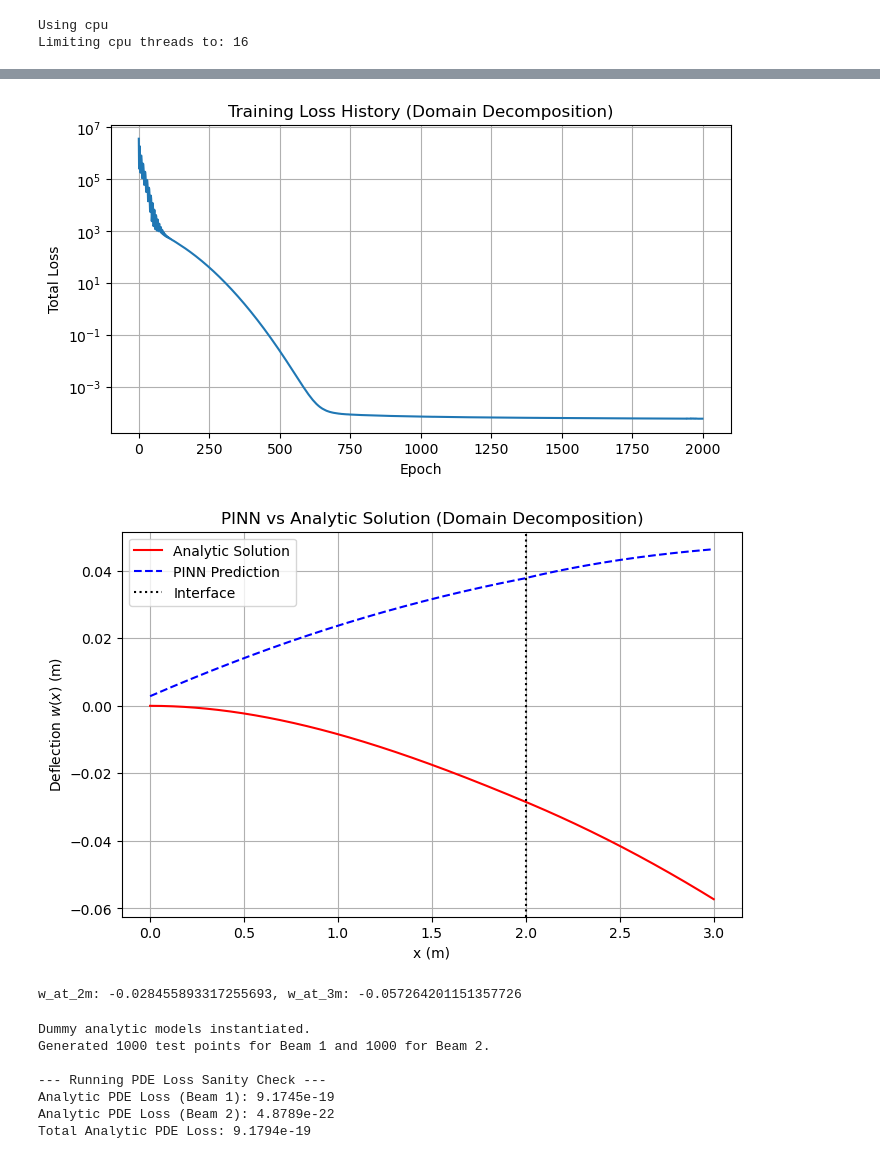
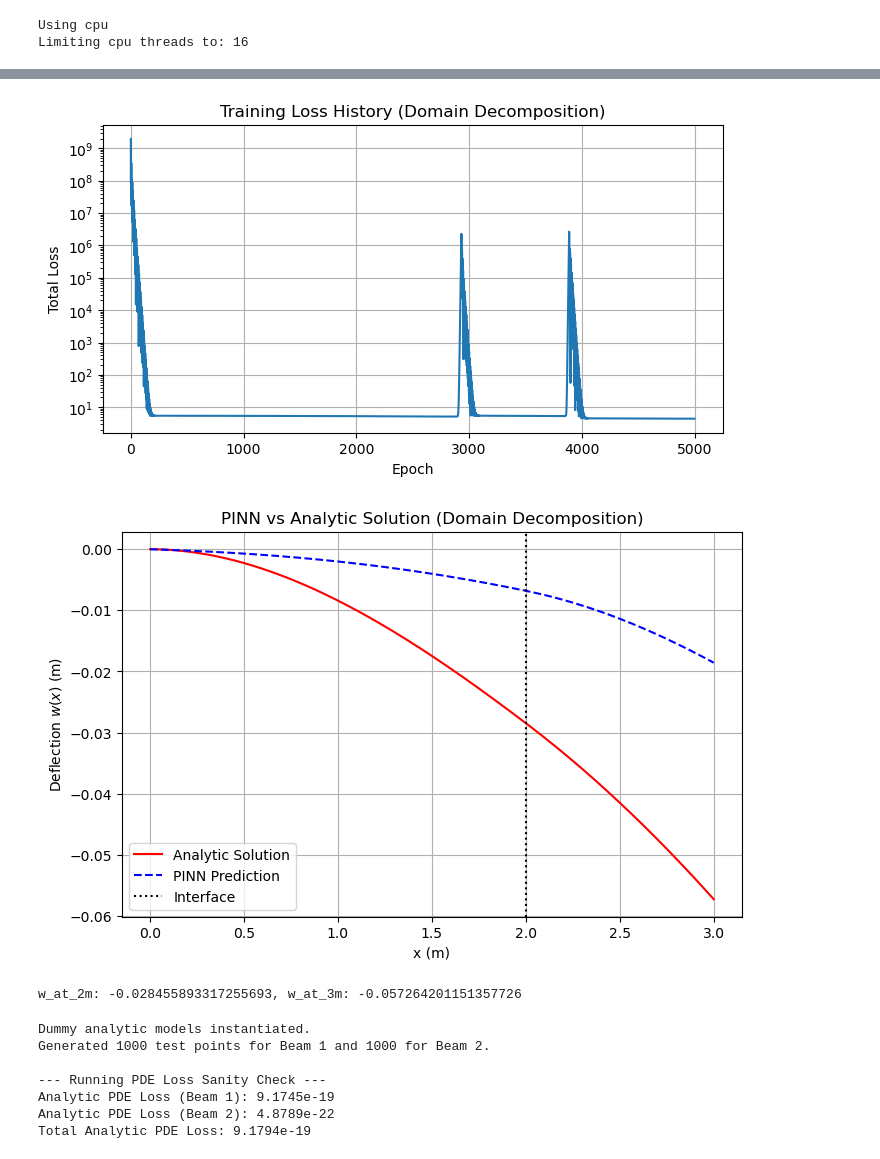
Before and after one commit to Christian-Sim-04/PINNs, a Jupyter notebook: beam_deflection_doublenet/bd_train.ipynb, the cells around one changed output, grey strips where cells are left out. Saved outputs shown, nothing was run; the diff lists cells and outputs as text; code cells hidden in the pictures.

Commit message:
Individual interface terms in Bayes Opt (not working properly)

```diff
--- a/beam_deflection_doublenet/bd_train.ipynb
+++ b/beam_deflection_doublenet/bd_train.ipynb
@@ -76,6 +77,14 @@ x2_pde_torch = x2_pde_torch[shuffled_indices_2]
 x1_pde_torch.requires_grad_(True)
 x2_pde_torch.requires_grad_(True)
 
+data = {
+    'x1': x1_pde_torch,
+    'x2': x2_pde_torch,
+    'xmin': xmin,
+    'xmax': xmax,
+    'device': device
+}
+
 print(f"Total PDE points for Beam 1: {len(x1_pde_torch)}")
 print(f"Total PDE points for Beam 2: {len(x2_pde_torch)}")
 
@@ -97 +106,11 @@ Total PDE points for Beam 2: 2545
 [figure]
+# %%
+# Bayesian search for the optimal parameters
+
+epochs_per_trial = 400  # A small number of epochs for the search
+n_trials = 500           # A reasonable number of trials
+
+print("\n--- Starting Bayesian Optimization Search ---")
+best_params = run_bayesian_optimisation(data, epochs_per_trial, n_trials, device)
+print("\n--- Search Complete. Best Parameters Found ---")
+print(best_params)
@@ -100,24 +150,25 @@ Total PDE points for Beam 2: 2545
 
 n_units=40
 n_layers=4
-pde_weight=1.0
-bc_weight=1e-2
-if_weight=1e-1
-if_cont_weight = 1.0
-if_shear_weight = 1e-4
+pde_weight = best_params['pde_weight']
+bc_weight = best_params['bc_weight']
+#if_weight = best_params['if_weight']
+if_cont_weight = best_params['if_cont_weight']
+if_shear_weight = best_params['if_shear_weight']
+lr = best_params['learning_rate']
 
 
 model_beam1 = BeamDoubleNet(
     input_dim=1, output_dim=2,
     n_units=n_units, n_layers=n_layers,
-    pde_weight=pde_weight, bc_weight=bc_weight, if_weight=if_weight,
+    pde_weight=pde_weight, bc_weight=bc_weight, #if_weight=if_weight,
     if_cont_weight=if_cont_weight, if_shear_weight=if_shear_weight,
 ).to(device)
 
 model_beam2 = BeamDoubleNet(
     input_dim=1, output_dim=2,
     n_units=n_units, n_layers=n_layers,
-    pde_weight=pde_weight, bc_weight=bc_weight, if_weight=if_weight,
+    pde_weight=pde_weight, bc_weight=bc_weight, #if_weight=if_weight,
     if_cont_weight=if_cont_weight, if_shear_weight=if_shear_weight,
 ).to(device)
 
@@ -126,13 +177,13 @@ model_beam2 = BeamDoubleNet(
 
 optimizer = torch.optim.Adam(
     list(model_beam1.parameters()) + list(model_beam2.parameters()),
-    lr=0.001
+    lr=lr
 )
 # %%
 # training loop
 
 losses = []
-epochs=2000
+epochs=5000
 
 for ep in range(epochs):
     # This ensures x_pde_torch has requires_grad=True, even in a notebook
@@ -142,9 +193,9 @@ for ep in range(epochs):
 
     loss_residual = pde_loss(model_beam1, x1_pde_torch, xmin, xmax) + pde_loss(model_beam2, x2_pde_torch, xmin, xmax)
     loss_boundary = bc_loss(model_beam1, model_beam2, xmin, xmax)
-    loss_interface = interface_loss(model_beam1, model_beam2, xmin, xmax)
+    loss_interface = interface_loss(model_beam1, model_beam2, if_shear_weight, if_cont_weight, xmin, xmax)#, if_cont_weight, if_shear_weight)
 
-    total_loss = pde_weight*loss_residual + bc_weight*loss_boundary + if_weight*loss_interface
+    total_loss = pde_weight*loss_residual + bc_weight*loss_boundary + loss_interface
 
     #backpropagation and optimisation via pytorch
     total_loss.backward()
@@ -179,4 +230,4 @@ Epoch 1800: Total Loss 5.9160e-05 | PDE 5.2928e-05 | BC 5.5515e-04 | IF 6.8001e-
-[figure, old version]
+[figure, new version]
 # %%
 import numpy as np
 import matplotlib.pyplot as plt
@@ -276,7 +327,7 @@ w_at_3m = w_analytic(np.array([x_at_3m]))[0]
 
 print(f"w_at_2m: {w_at_2m}, w_at_3m: {w_at_3m}")
 # %% [output]
-[figure, old version]
+[figure, new version]
 w_at_2m: -0.028455893317255693, w_at_3m: -0.057264201151357726
 # %%
 class DummyAnalyticModel(nn.Module):
```
Also changed, not shown: parts of 4 cells of this notebook, 3 other files.
